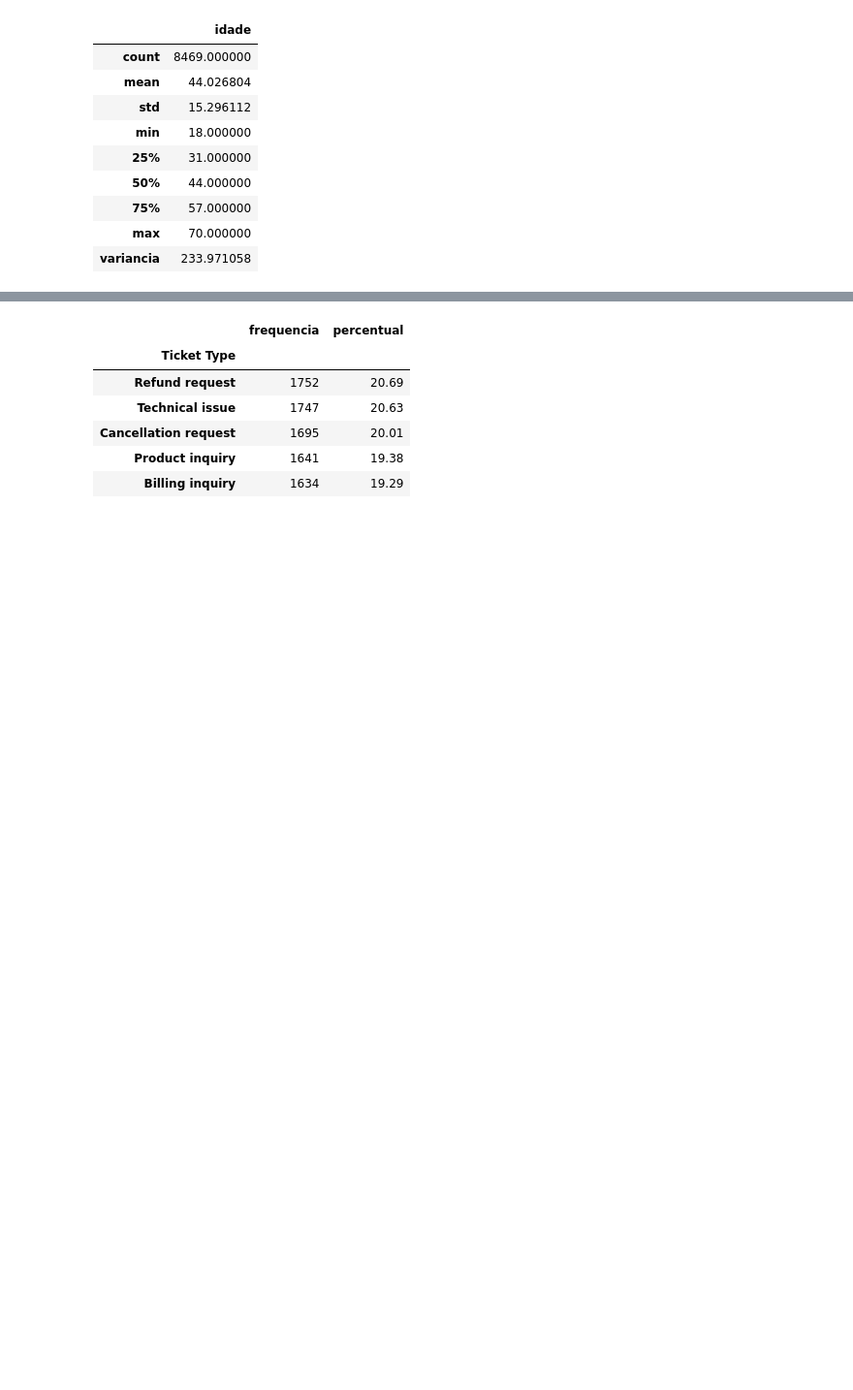
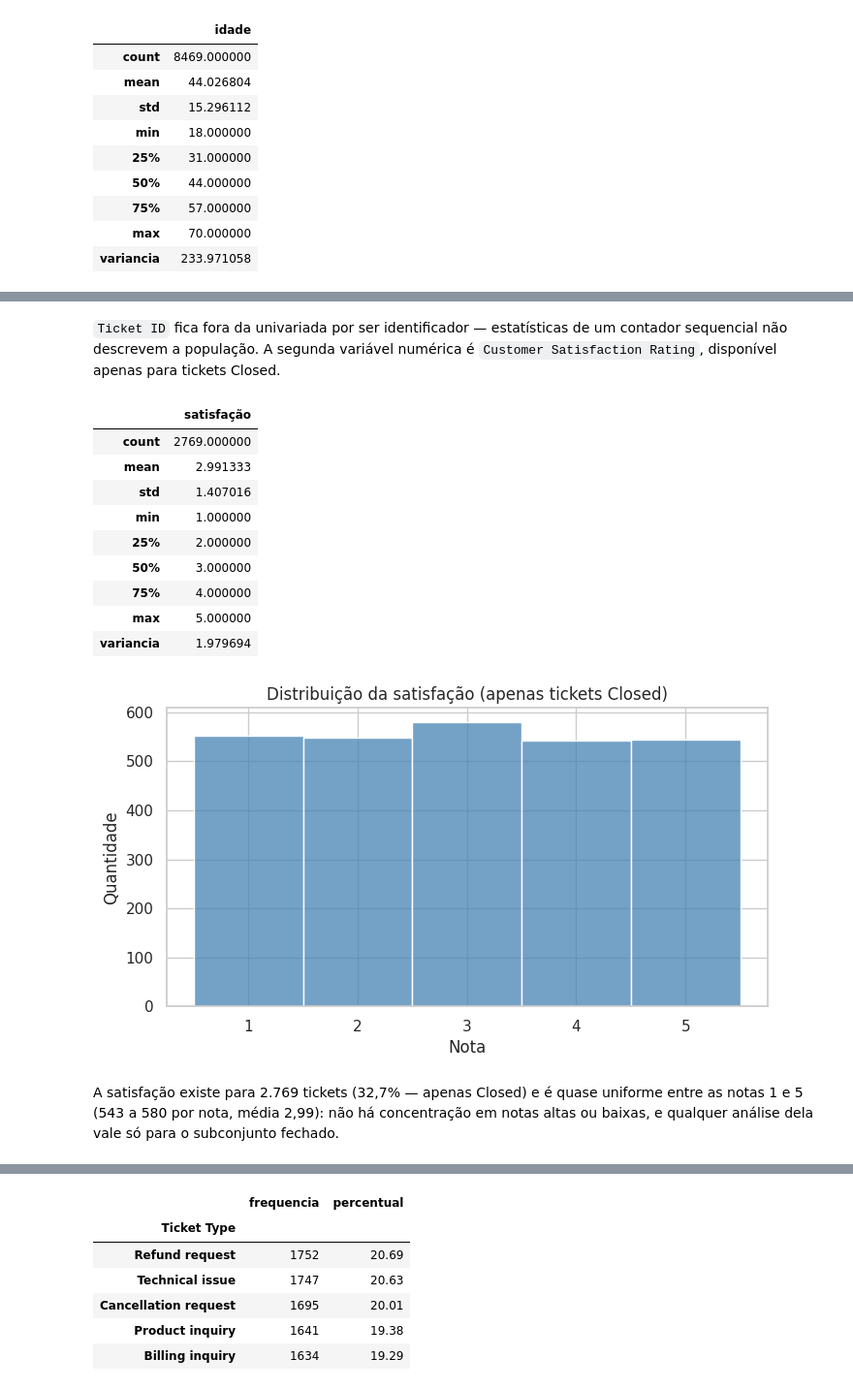
Before and after one commit to matheuszilli/junior_matheus_paulo, a Jupyter notebook: eda/customer_support_tickets_eda.ipynb, the cells around one changed output, grey strips where cells are left out. Shown at 97% size. Drawn from its saved outputs; the diff is of its cells as text; code cells hidden in the pictures; blank space fills up the shorter version.

```diff
--- a/eda/customer_support_tickets_eda.ipynb
+++ b/eda/customer_support_tickets_eda.ipynb
@@ -209,0 +352,29 @@ plt.show()
+# %% [markdown]
+`Ticket ID` fica fora da univariada por ser identificador — estatísticas de um contador sequencial não descrevem a população. A segunda variável numérica é `Customer Satisfaction Rating`, disponível apenas para tickets Closed.
+# %%
+satisfacao = dados_limpos["Customer Satisfaction Rating"].dropna()
+
+estatisticas_satisfacao = satisfacao.describe().to_frame("satisfação")
+estatisticas_satisfacao.loc["variancia"] = satisfacao.var()
+display(estatisticas_satisfacao)
+
+plt.figure(figsize=(8, 4))
+sns.histplot(satisfacao, discrete=True, color="steelblue")
+plt.title("Distribuição da satisfação (apenas tickets Closed)")
+plt.xlabel("Nota")
+plt.ylabel("Quantidade")
+plt.show()
+# %% [output]
+|  | satisfação |
+| count | 2769.000000 |
+| mean | 2.991333 |
+| std | 1.407016 |
+| min | 1.000000 |
+| 25% | 2.000000 |
+| 50% | 3.000000 |
+| 75% | 4.000000 |
+| max | 5.000000 |
+| variancia | 1.979694 |
+[figure, added]
+# %% [markdown]
+A satisfação existe para 2.769 tickets (32,7% — apenas Closed) e é quase uniforme entre as notas 1 e 5 (543 a 580 por nota, média 2,99): não há concentração em notas altas ou baixas, e qualquer análise dela vale só para o subconjunto fechado.
```
Also changed, not shown: parts of 25 cells of this notebook, 4 other files.
